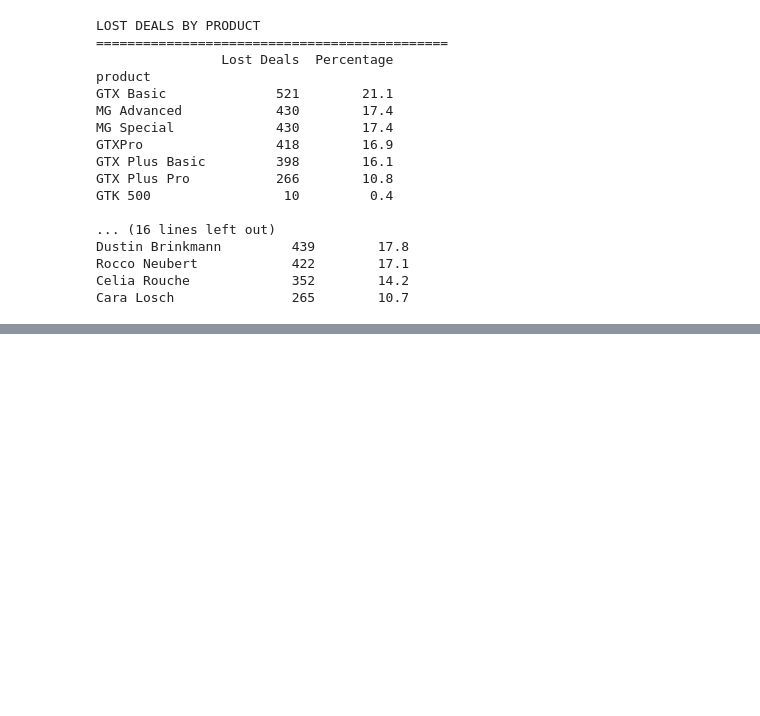
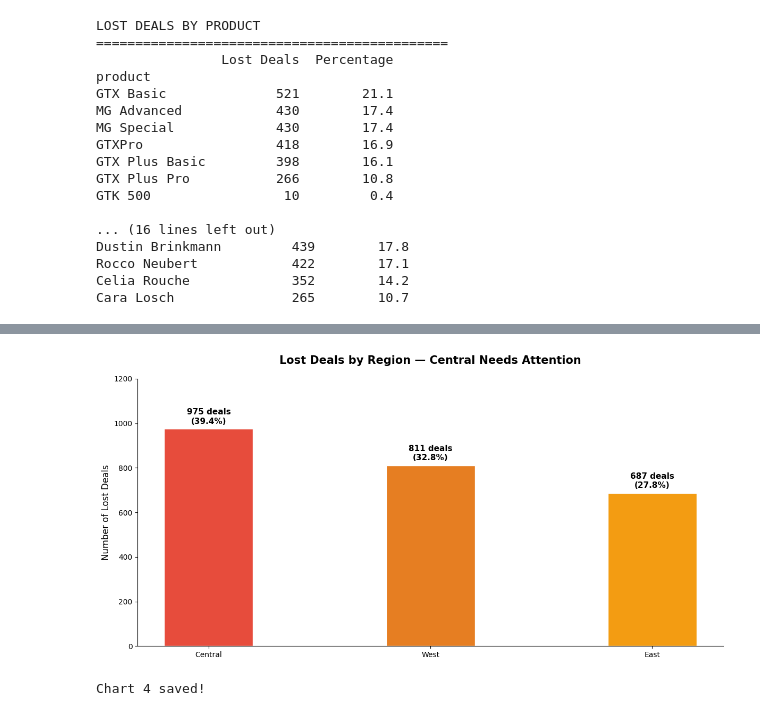
Before and after one commit to PrachiGidde/sales-funnel-revenue-leakage, a Jupyter notebook: Sales_Funnel_Revenue_Leakage_Analysis.ipynb, the cells around one changed output, grey strips where cells are left out. Cells and saved outputs as stored; diff of their text form; code cells hidden in the pictures; blank space fills up the shorter version.

```diff
--- a/Sales_Funnel_Revenue_Leakage_Analysis.ipynb
+++ b/Sales_Funnel_Revenue_Leakage_Analysis.ipynb
@@ -419,0 +570,35 @@ Cara Losch               265        10.7
+# %%
+# Lost deals by region data
+regions = ['Central', 'West', 'East']
+lost_counts = [975, 811, 687]
+percentages = [39.4, 32.8, 27.8]
+bar_colors = ['#e74c3c', '#e67e22', '#f39c12']
+
+fig, ax = plt.subplots()
+
+bars = ax.bar(regions, lost_counts, color=bar_colors,
+              edgecolor='white', width=0.4)
+
+# Add value + percentage labels on top
+for bar, count, pct in zip(bars, lost_counts, percentages):
+    ax.text(
+        bar.get_x() + bar.get_width()/2,
+        bar.get_height() + 15,
+        f'{count} deals\n({pct}%)',
+        ha='center', va='bottom',
+        fontweight='bold', fontsize=11
+    )
+
+ax.set_ylabel('Number of Lost Deals', fontsize=12)
+ax.set_title('Lost Deals by Region — Central Needs Attention',
+             fontsize=15, fontweight='bold', pad=20)
+ax.set_ylim(0, 1200)
+
+plt.tight_layout()
+plt.savefig('/content/drive/MyDrive/sales_project/chart4_region.png',
+            dpi=150, bbox_inches='tight')
+plt.show()
+print("Chart 4 saved!")
+# %% [output]
+[figure, added]
+Chart 4 saved!
```
Also changed, not shown: parts of 5 cells of this notebook.
